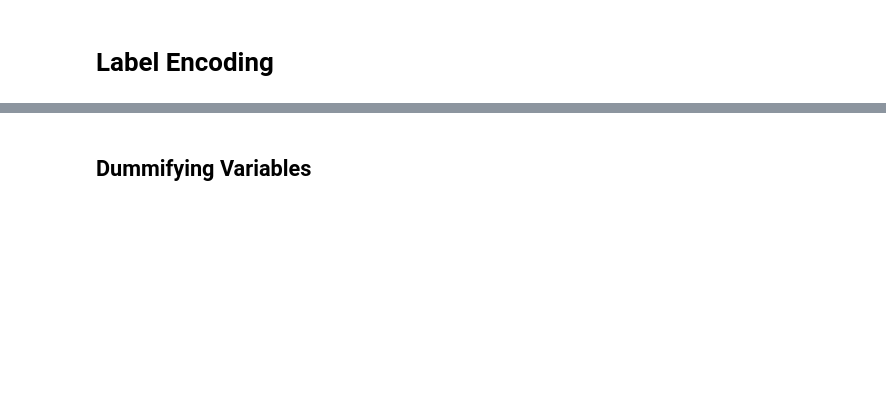
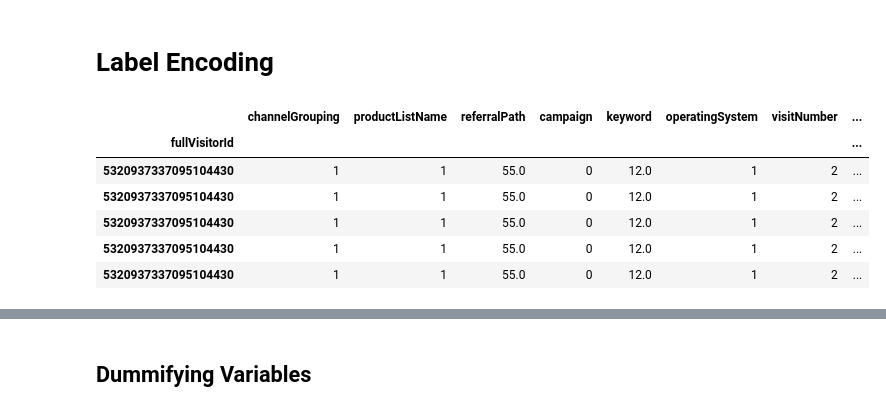
Before and after one commit to xgranda/JSON_BOURNE, a Jupyter notebook: Data_Exploration_month.ipynb, the cells around one changed output, grey strips where cells are left out. Drawn from its saved outputs; the diff is of its cells as text; code cells hidden in the pictures; blank space fills up the shorter version.

```diff
--- a/Data_Exploration_month.ipynb
+++ b/Data_Exploration_month.ipynb
@@ -40,7 +71,6 @@ parameterized_query_df.to_csv("products.csv")
 import datetime
 parameterized_query_df['date'] = pd.to_datetime(parameterized_query_df['date'])
 parameterized_query_df['month'] = parameterized_query_df['date'].dt.month
-parameterized_query_df['year'] = parameterized_query_df['date'].dt.year
 parameterized_query_df['day'] = parameterized_query_df['date'].dt.weekday
 # %%
 parameterized_query_df=parameterized_query_df.set_index('fullVisitorId')
@@ -66,0 +79,5 @@ array(['0', '3', '4', '5', '6', '2', '1'], dtype=object)
+# %%
+nacol = pd.DataFrame(df.isna().any()).reset_index()
+nacol.columns = ['column', 'Bool']
+nacol = nacol[nacol.Bool == True]
+nacol
@@ -67,9 +89,26 @@ array(['0', '3', '4', '5', '6', '2', '1'], dtype=object)
+# %%
+for i in nacol.column:
+    try:
+        df[i] = np.where(np.isnan(df[i]),df[i].median(), df[i])
+    except:
+        df[i] = np.where(df[i].isna(),"No", df[i])
 # %% [markdown]
 # Label Encoding
 # %%
 from sklearn import preprocessing
 # %%
 le = preprocessing.LabelEncoder()
+# %%
+pd.set_option('display.max_columns', None)
+df.head()
+# %% [output]
+|  | channelGrouping | productListName | referralPath | campaign | keyword | operatingSystem | visitNumber | ... |
+| fullVisitorId |  |  |  |  |  |  |  | ... |
+| 5320937337095104430 | 1 | 1 | 55.0 | 0 | 12.0 | 1 | 2 | ... |
+| 5320937337095104430 | 1 | 1 | 55.0 | 0 | 12.0 | 1 | 2 | ... |
+| 5320937337095104430 | 1 | 1 | 55.0 | 0 | 12.0 | 1 | 2 | ... |
+| 5320937337095104430 | 1 | 1 | 55.0 | 0 | 12.0 | 1 | 2 | ... |
+| 5320937337095104430 | 1 | 1 | 55.0 | 0 | 12.0 | 1 | 2 | ... |
 # %%
 le.fit(df['type'])
 df['type']=le.transform(df['type'])
```
Also changed, not shown: parts of 58 cells of this notebook, 1 other file.
